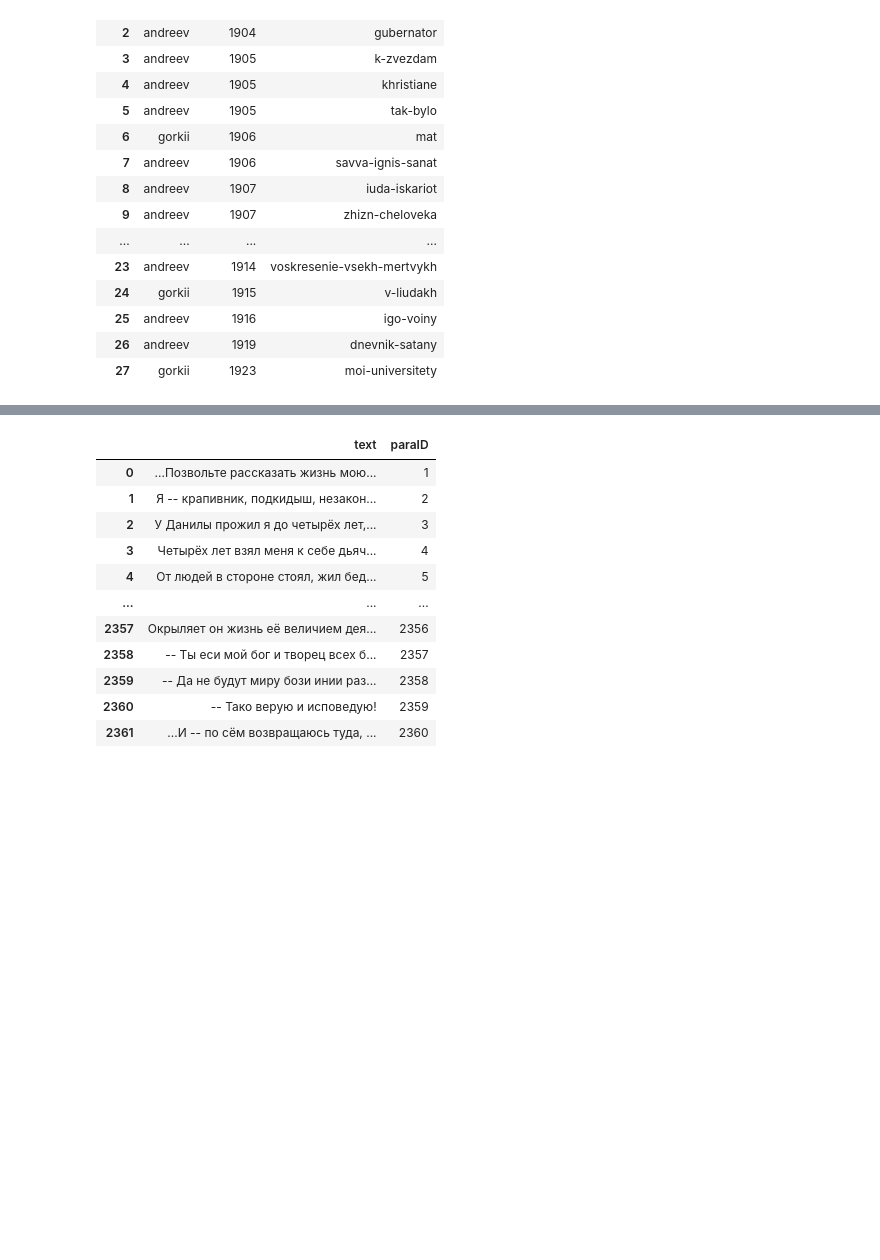
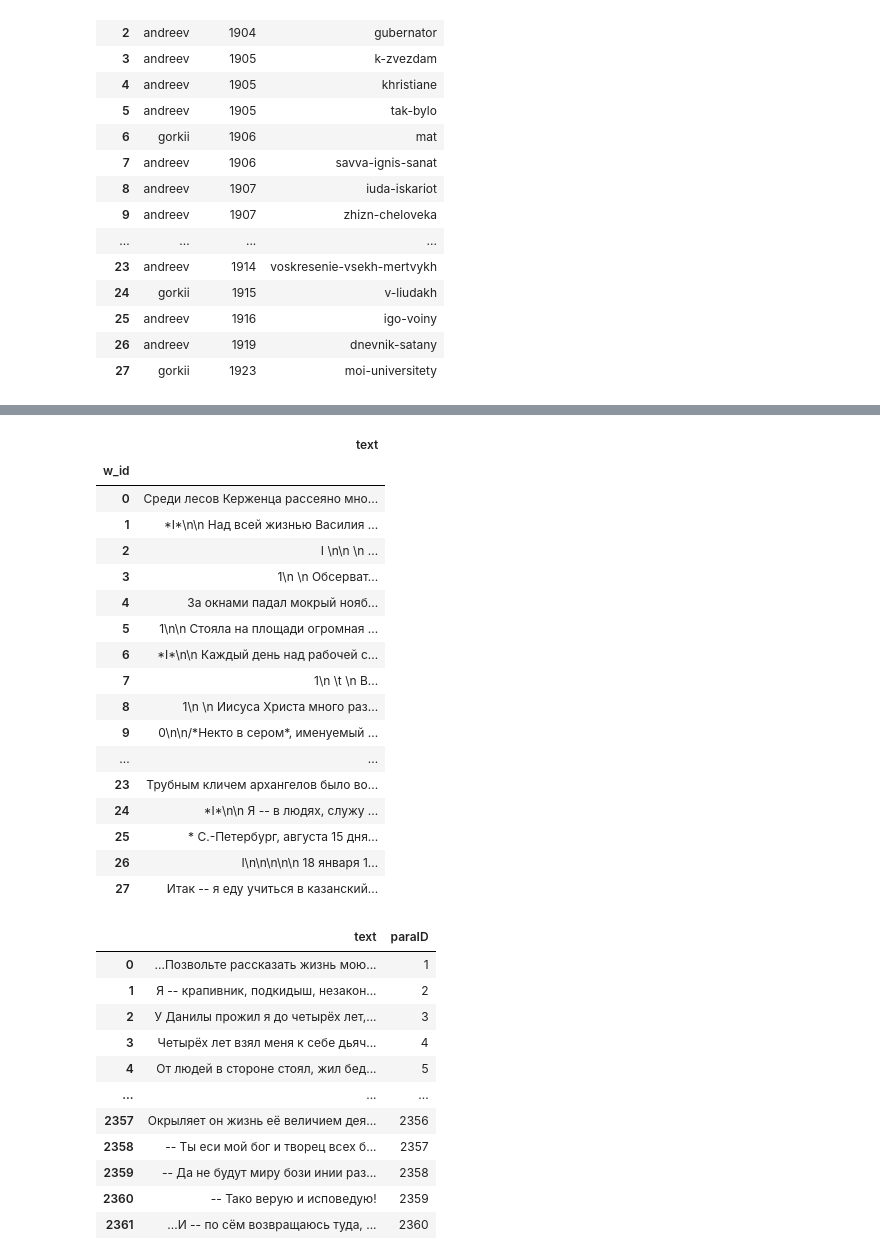
Before and after one commit to kollektivminds/russian-literary-bible, a Jupyter notebook: codebase/text_processing.ipynb, the cells around one changed output, grey strips where cells are left out. Drawn from its saved outputs; the diff is of its cells as text; code cells hidden in the pictures; blank space fills up the shorter version.

```diff
--- a/codebase/text_processing.ipynb
+++ b/codebase/text_processing.ipynb
@@ -133,3 +133,24 @@ def makeXML(textTitle, textDf, textXmlDf):
+# %%
+libTextsDf
+# %% [output]
+|  | text |
+| w_id |  |
+| 0 | Среди лесов Керженца рассеяно мно... |
+| 1 | *I*\n\n Над всей жизнью Василия ... |
+| 2 | I \n\n \n ... |
+| 3 | 1\n \n Обсерват... |
+| 4 | За окнами падал мокрый нояб... |
+| 5 | 1\n\n Стояла на площади огромная ... |
+| 6 | *I*\n\n Каждый день над рабочей с... |
+| 7 | 1\n \t \n В... |
+| 8 | 1\n \n Иисуса Христа много раз... |
+| 9 | 0\n\n/*Некто в сером*, именуемый ... |
+| ... | ... |
+| 23 | Трубным кличем архангелов было во... |
+| 24 | *I*\n\n Я -- в людях, служу ... |
+| 25 | * С.-Петербург, августа 15 дня... |
+| 26 | I\n\n\n\n\n 18 января 1... |
+| 27 | Итак -- я еду учиться в казанский... |
 # %%
 confessionDf = textRegularize(libTextsDf, 10)
 confessionDf
```
Also changed, not shown: parts of 10 cells of this notebook, 4 other files.
